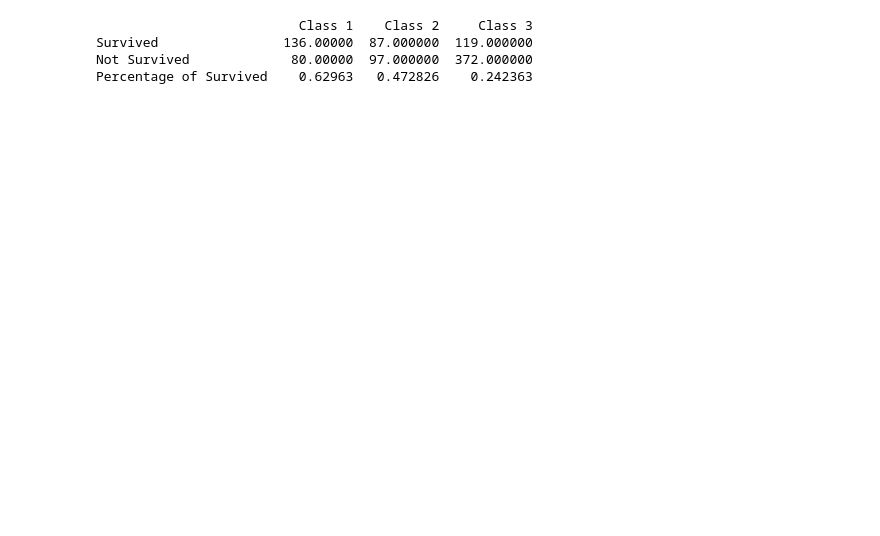
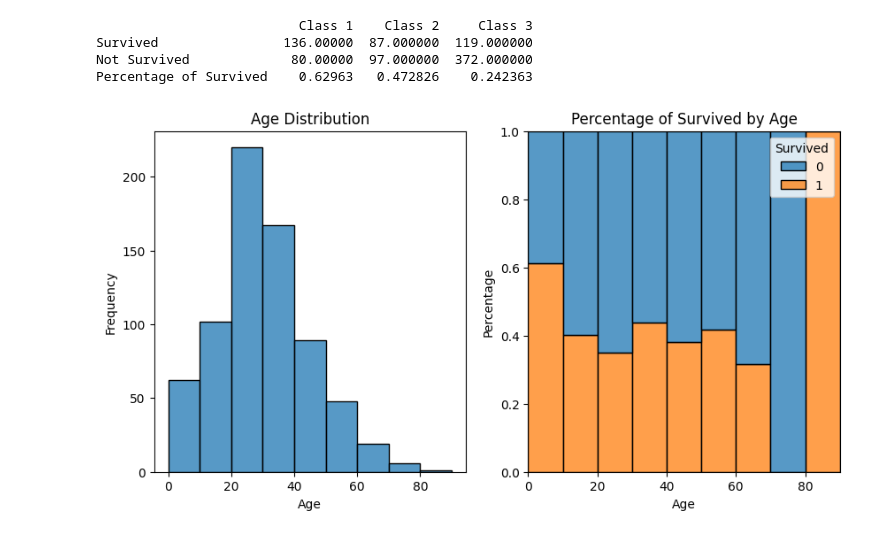
Before and after one commit to geckonoff/ML-PROJECTS, a Jupyter notebook: binaryclas.ipynb, the cells around one changed output. Saved outputs shown, nothing was run; the diff lists cells and outputs as text; code cells hidden in the pictures; blank space fills up the shorter version.

```diff
--- a/binaryclas.ipynb
+++ b/binaryclas.ipynb
@@ -55,3 +59,19 @@ print(table)
 Survived                136.00000  87.000000  119.000000
 Not Survived             80.00000  97.000000  372.000000
 Percentage of Survived    0.62963   0.472826    0.242363
+# %%
+# Plot age distribution by 10 years step on left graph and right graph is the percentage of survived
+plt.figure(figsize=(10, 5))
+plt.subplot(1, 2, 1)
+sns.histplot(data=data, x='Age', bins=np.arange(0, 100, 10))
+plt.title('Age Distribution')
+plt.xlabel('Age')
+plt.ylabel('Frequency')
+plt.subplot(1, 2, 2)
+sns.histplot(data=data, x='Age', bins=np.arange(0, 100, 10), hue='Survived', multiple='fill')
+plt.title('Percentage of Survived by Age')
+plt.xlabel('Age')
+plt.ylabel('Percentage')
+plt.show()
+# %% [output]
+[figure, added]
```
Also changed, not shown: parts of 18 cells of this notebook.
